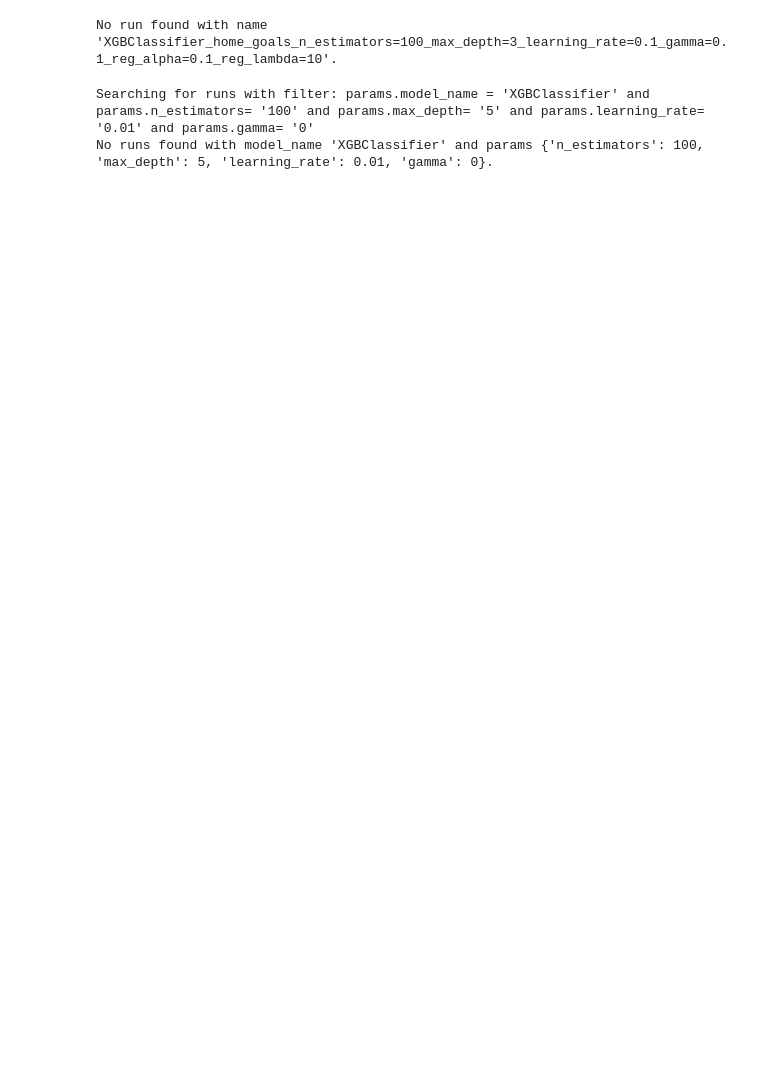
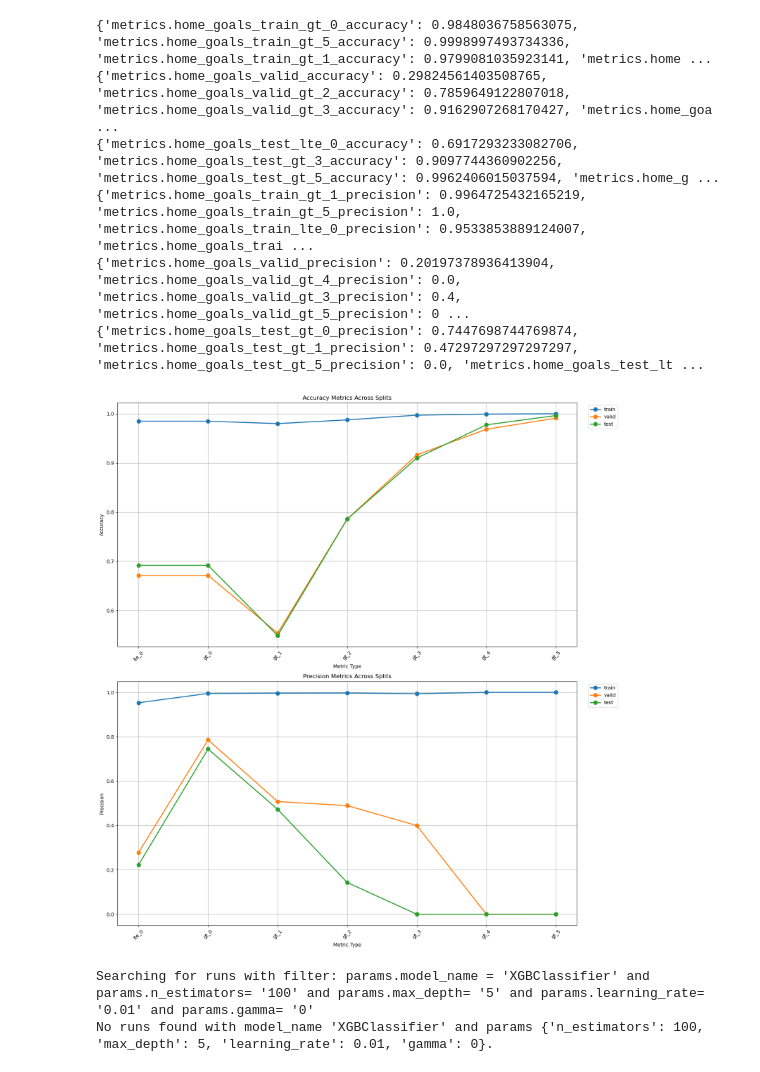
Before and after one commit to 1111111huang/betbot, a Jupyter notebook: notebooks/modeling/baseline.ipynb, the cells around one changed output. Cells and saved outputs as stored; diff of their text form; code cells hidden in the pictures; blank space fills up the shorter version.

```diff
--- a/notebooks/modeling/baseline.ipynb
+++ b/notebooks/modeling/baseline.ipynb
@@ -139,10 +135,16 @@ plot_metrics_for_target_and_model(
 # %%
 plot_run_metrics_by_split(experiment_name=TRAINGING_CONFIG['experiment_name'],
-                         run_name="XGBClassifier_home_goals_n_estimators=100_max_depth=3_learning_rate=0.1_gamma=0.1_reg_alpha=0.1_reg_lambda=10",
+                         run_name="XGBClassifier_home_goals_n_estimators=100_max_depth=3_min_child_weight=1_learning_rate=0.1_gamma=0.1_reg_alpha=0.1_reg_lambda=5_subsample=0.8_colsample_bytree=1.0",
                          target_col="home_goals",
                          tracking_uri=f"{REPO_PATH}/mlflow")
 # %% [output]
-No run found with name 'XGBClassifier_home_goals_n_estimators=100_max_depth=3_learning_rate=0.1_gamma=0.1_reg_alpha=0.1_reg_lambda=10'.
+{'metrics.home_goals_train_gt_0_accuracy': 0.9848036758563075, 'metrics.home_goals_train_gt_5_accuracy': 0.9998997493734336, 'metrics.home_goals_train_gt_1_accuracy': 0.9799081035923141, 'metrics.home ...
+{'metrics.home_goals_valid_accuracy': 0.29824561403508765, 'metrics.home_goals_valid_gt_2_accuracy': 0.7859649122807018, 'metrics.home_goals_valid_gt_3_accuracy': 0.9162907268170427, 'metrics.home_goa ...
+{'metrics.home_goals_test_lte_0_accuracy': 0.6917293233082706, 'metrics.home_goals_test_gt_3_accuracy': 0.9097744360902256, 'metrics.home_goals_test_gt_5_accuracy': 0.9962406015037594, 'metrics.home_g ...
+{'metrics.home_goals_train_gt_1_precision': 0.9964725432165219, 'metrics.home_goals_train_gt_5_precision': 1.0, 'metrics.home_goals_train_lte_0_precision': 0.9533853889124007, 'metrics.home_goals_trai ...
+{'metrics.home_goals_valid_precision': 0.20197378936413904, 'metrics.home_goals_valid_gt_4_precision': 0.0, 'metrics.home_goals_valid_gt_3_precision': 0.4, 'metrics.home_goals_valid_gt_5_precision': 0 ...
+{'metrics.home_goals_test_gt_0_precision': 0.7447698744769874, 'metrics.home_goals_test_gt_1_precision': 0.47297297297297297, 'metrics.home_goals_test_gt_5_precision': 0.0, 'metrics.home_goals_test_lt ...
+[figure, added]
 # %%
 plot_run_metrics_side_by_side(experiment_name=TRAINGING_CONFIG['experiment_name'],
                               model_name="XGBClassifier",
```
Also changed, not shown: parts of 3 cells of this notebook, 9 other files.
